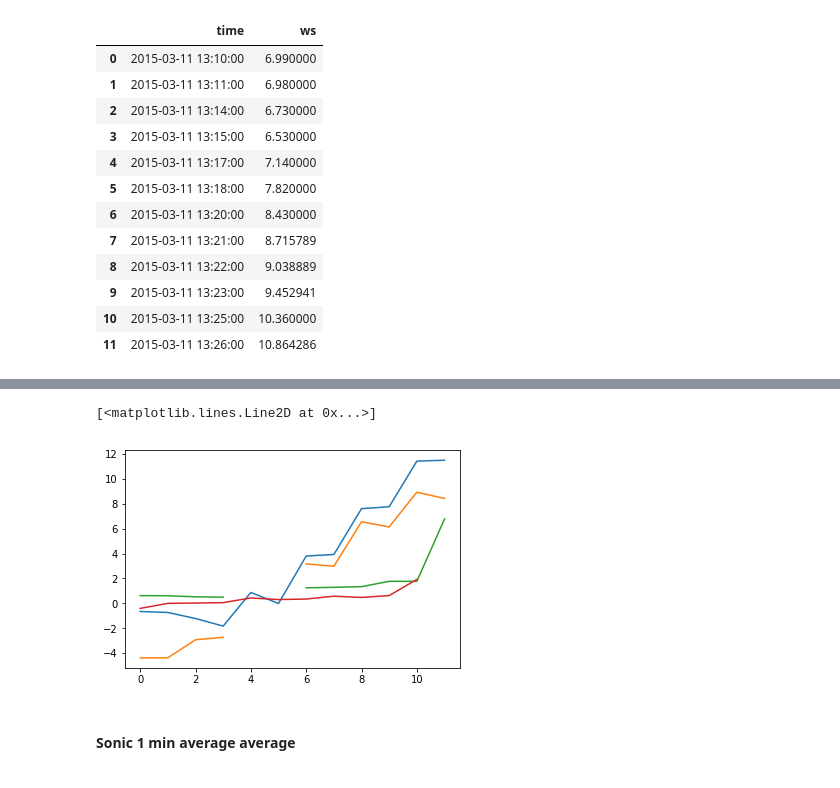
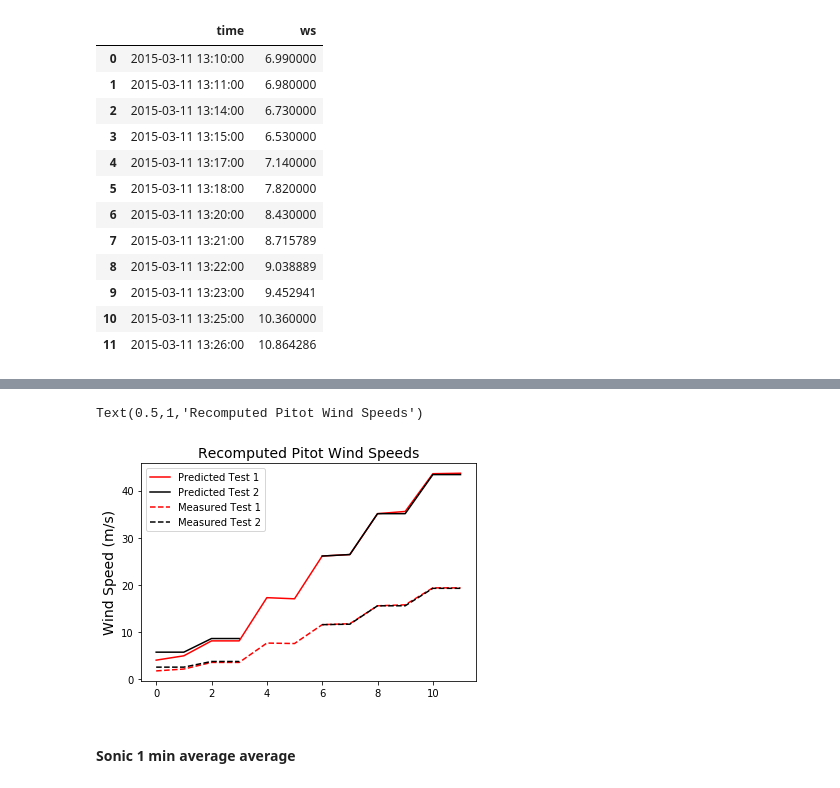
Before and after one commit to Pearl-Ayem/a303_course_work, a Jupyter notebook: Lab 8/Lab 8 analysis.ipynb, the cells around one changed output, grey strips where cells are left out. Cells and saved outputs as stored; diff of their text form; code cells hidden in the pictures.

```diff
--- a/Lab 8/Lab 8 analysis.ipynb
+++ b/Lab 8/Lab 8 analysis.ipynb
@@ -538,17 +596,28 @@ Pitot Wind Speed = -0.0366 + 0.165 * Kestrel Wind Speed (Test 2)
 [figure]
-# %%
-bias_kes_1= pit15_1['ws'] - kes15_avg_1['ws']
-bias_kes_2= pit15_2['ws'] - kes15_avg_2['ws']
-bias_son_1= pit15_1.iloc[:11]['ws'] - son15_avg_1['mean_wind']
-bias_son_2= pit15_2['ws'] - son15_avg_2['mean_wind']
-
-plt.plot(bias_kes_1)
-plt.plot(bias_kes_2)
-plt.plot(bias_son_2)
-plt.plot(bias_son_1)
-# %% [output]
-[<matplotlib.lines.Line2D at 0x...>]
-[figure, removed]
+# %%
+def pitot_speed(density,pressure):
+    return np.sqrt(2*pressure/density)
+
+predicted_speeds_1=[]
+for label,x in pit15_1.iterrows():
+    predicted_speeds_1.append(pitot_speed(x.air_dens,x.press))
+
+predicted_speeds_1
+
+predicted_speeds_2=[]
+for label,x in pit15_2.iterrows():
+    predicted_speeds_2.append(pitot_speed(x.air_dens,x.press))
+
+plt.plot(predicted_speeds_1,c='r')
+plt.plot(predicted_speeds_2,c='k')
+plt.plot(pit15_1['ws'],'r--')
+plt.plot(pit15_2['ws'],'k--')
+plt.legend(['Predicted Test 1','Predicted Test 2','Measured Test 1','Measured Test 2'])
+plt.ylabel('Wind Speed (m/s)',fontsize='14')
+plt.title('Recomputed Pitot Wind Speeds',fontsize='14')
+# %% [output]
+Text(0.5,1,'Recomputed Pitot Wind Speeds')
+[figure, added]
 # %% [markdown]
 #### Sonic 1 min average average
 # %%
```
Also changed, not shown: parts of 5 cells of this notebook.
